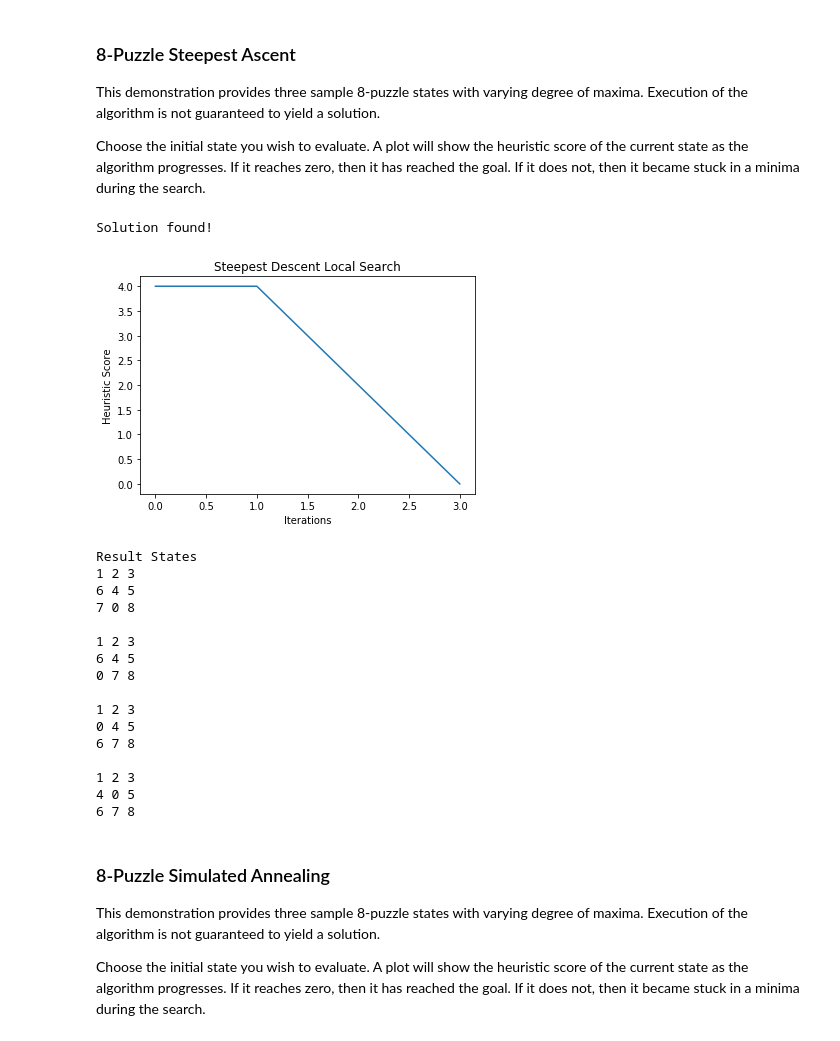
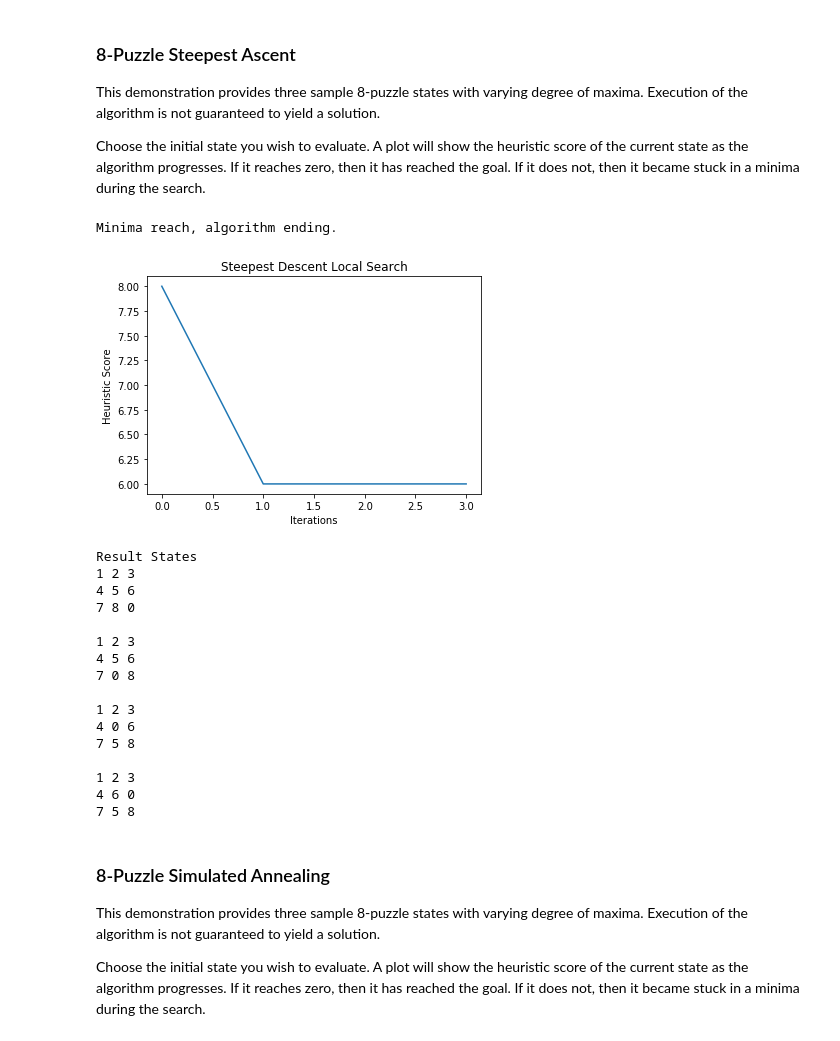
Before and after one commit to richss/CS455-search-python, a Jupyter notebook: LocalSearch.ipynb, the cells around one changed output. Saved outputs shown, nothing was run; the diff lists cells and outputs as text; code cells hidden in the pictures.

```diff
--- a/LocalSearch.ipynb
+++ b/LocalSearch.ipynb
@@ -389,43 +389,43 @@ Choose the initial state you wish to evaluate.  A plot will show the heuristic s
 # %%
 import matplotlib.pyplot as plt
 
-initialS = eightPuzzleNode(state = [1, 2, 3, 6, 4, 5, 7, 0, 8], goal = [1, 2, 3, 4, 0, 5, 6, 7, 8]) #easy
+#initialS = eightPuzzleNode(state = [1, 2, 3, 6, 4, 5, 7, 0, 8], goal = [1, 2, 3, 4, 0, 5, 6, 7, 8]) #easy
 #initialS = eightPuzzleNode(state = [0, 2, 3, 1, 4, 8, 6, 5, 7], goal = [1, 2, 3, 4, 0, 5, 6, 7, 8]) #med
-#initialS = eightPuzzleNode(state = [1, 2, 3, 4, 5, 6, 7, 8, 0], goal = [1, 2, 3, 4, 0, 5, 6, 7, 8]) #hard
+initialS = eightPuzzleNode(state = [1, 2, 3, 4, 5, 6, 7, 8, 0], goal = [1, 2, 3, 4, 0, 5, 6, 7, 8]) #hard
 
 # Run search
 search = SteepestDescentSearch()
 result, scores = search.search(initialS,iterations = 200)
 
 # Plot heuristic scores vs. iterations
 plt.title("Steepest Descent Local Search")
 plt.xlabel("Iterations")
 plt.ylabel("Heuristic Score")
 plt.plot(scores)
 plt.show()
 
 # Trace initial state to final state
 print("Result States")
 search.printPath(result)
 # %% [output]
-Solution found!
+Minima reach, algorithm ending.
-[figure, old version]
+[figure, new version]
 Result States
 1 2 3
-6 4 5
+4 5 6
+7 8 0
+
+1 2 3
+4 5 6
 7 0 8
 
 1 2 3
-6 4 5
-0 7 8
+4 0 6
+7 5 8
 
 1 2 3
-0 4 5
-6 7 8
-
-1 2 3
-4 0 5
-6 7 8
+4 6 0
+7 5 8
 # %% [markdown]
 ### 8-Puzzle Simulated Annealing
 
```
Also changed, not shown: parts of 2 cells of this notebook, 4 other files.
